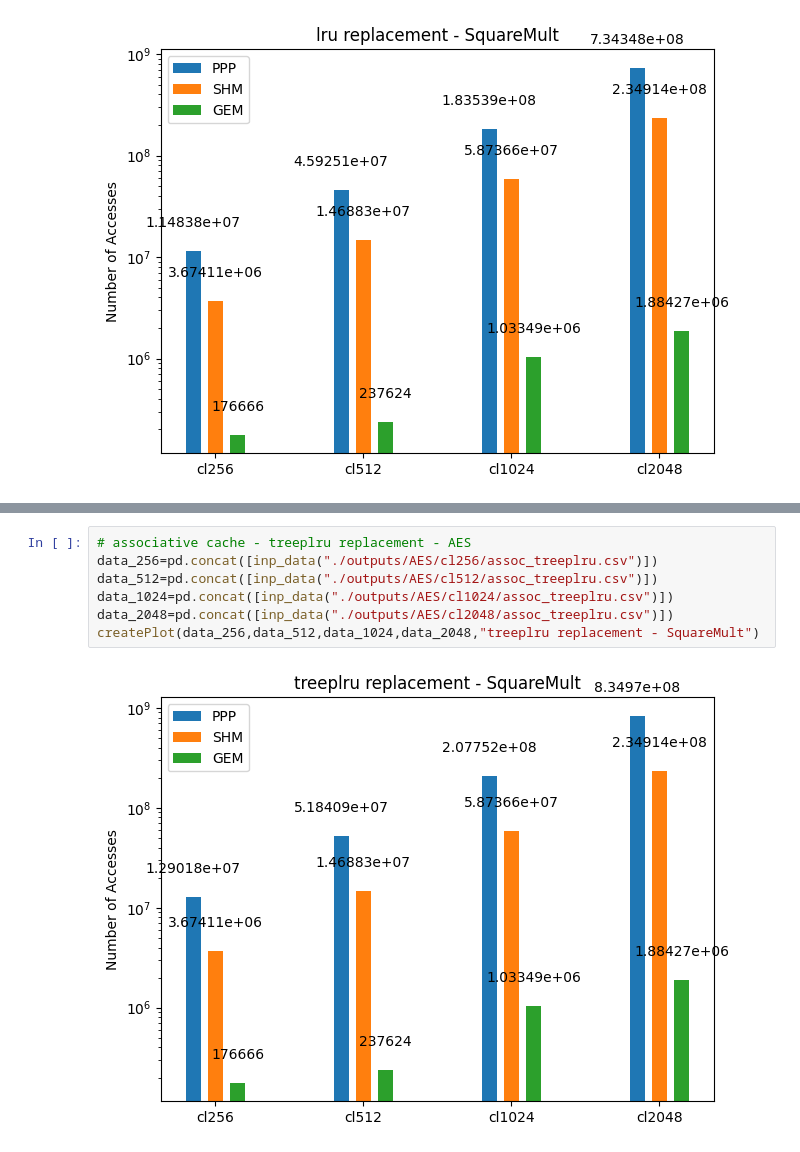
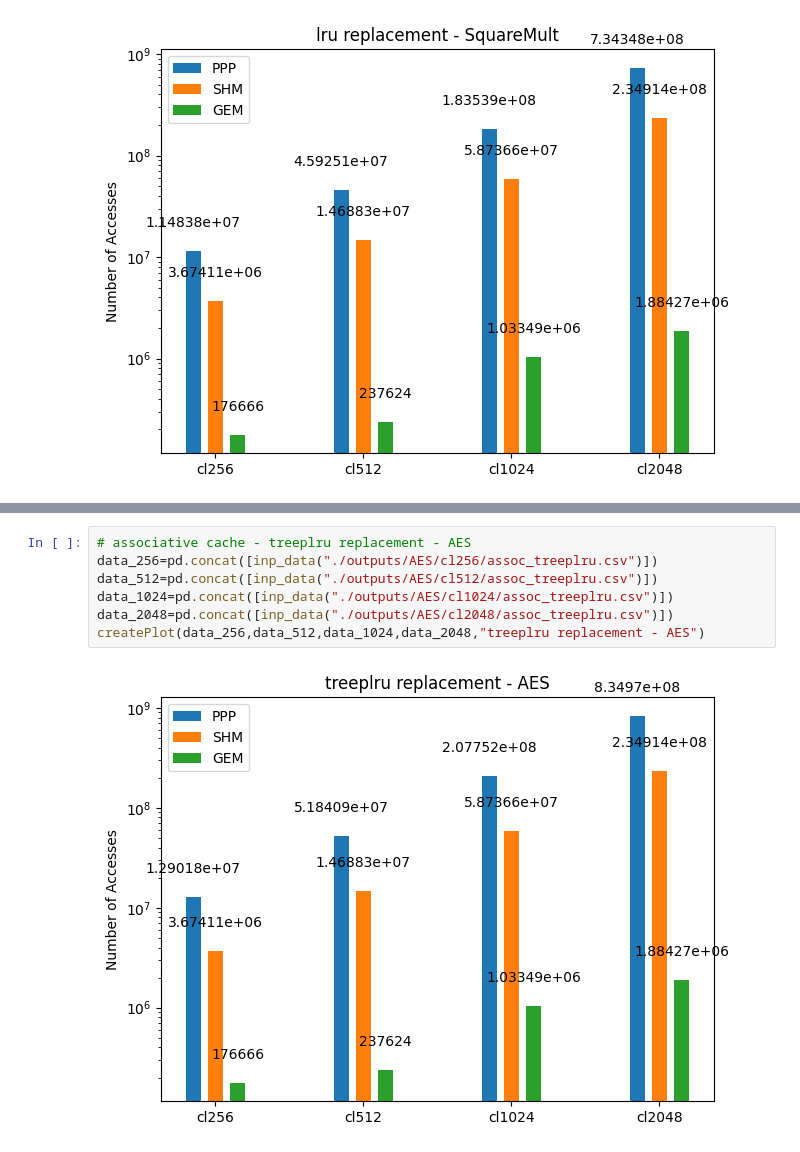
Before and after one commit to Abhi575k/cache-security-eval-cachefx, a Jupyter notebook: graph_creator.ipynb, the cells around one changed output, grey strips where cells are left out. Cells and saved outputs as stored; diff of their text form.

```diff
--- a/graph_creator.ipynb
+++ b/graph_creator.ipynb
@@ -151,10 +137,10 @@ data_2048
 # %%
 # associative cache - treeplru replacement - AES
 data_256=pd.concat([inp_data("./outputs/AES/cl256/assoc_treeplru.csv")])
 data_512=pd.concat([inp_data("./outputs/AES/cl512/assoc_treeplru.csv")])
 data_1024=pd.concat([inp_data("./outputs/AES/cl1024/assoc_treeplru.csv")])
 data_2048=pd.concat([inp_data("./outputs/AES/cl2048/assoc_treeplru.csv")])
-createPlot(data_256,data_512,data_1024,data_2048,"treeplru replacement - SquareMult")
+createPlot(data_256,data_512,data_1024,data_2048,"treeplru replacement - AES")
 # %% [output]
-[figure, old version]
+[figure, new version]
 # %%
```
Also changed, not shown: parts of 5 cells of this notebook, 5 other files.
